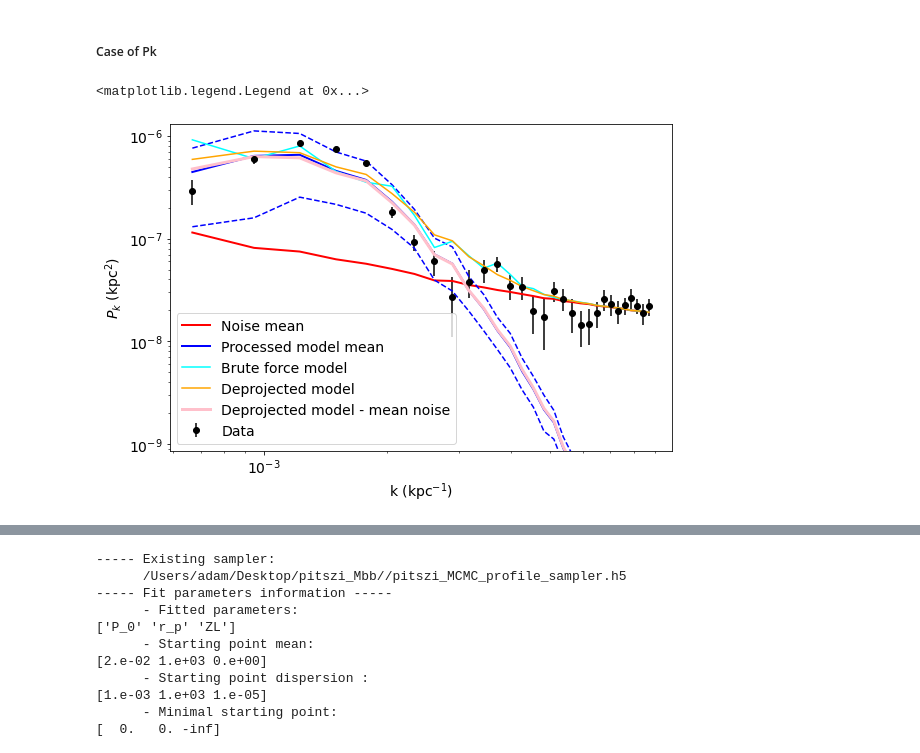
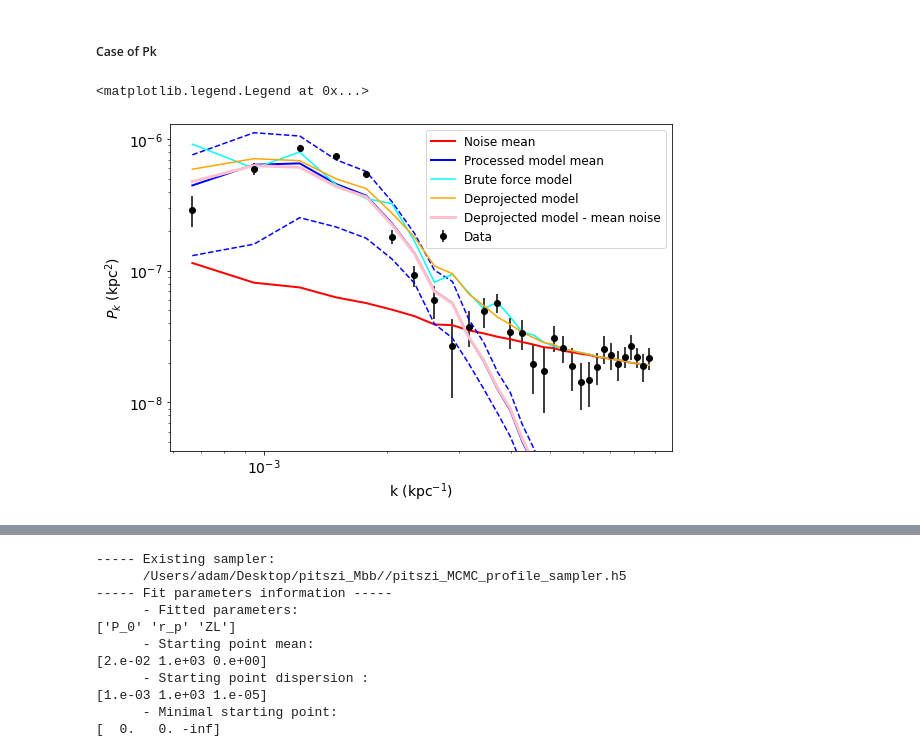
Before and after one commit to remi-adam/pitszi, a Jupyter notebook: notebook/pitszi_dev_forward_fit_pk3d_via_window_function_and_mbb.ipynb, the cells around one changed output, grey strips where cells are left out. Saved outputs shown, nothing was run; the diff lists cells and outputs as text; code cells hidden in the pictures.

```diff
--- a/notebook/pitszi_dev_forward_fit_pk3d_via_window_function_and_mbb.ipynb
+++ b/notebook/pitszi_dev_forward_fit_pk3d_via_window_function_and_mbb.ipynb
@@ -290,22 +290,22 @@ k2d, pk2d_test_moddeproj = inference.get_pk2d_model_proj(physical=phys)
 # %%
 plt.rcParams.update({'font.size': 14})
 fig = plt.figure(0, figsize=(9, 6))
 
 plt.errorbar(k2d.to_value(unit+'-1'), pk2d_data.to_value(unit+'2'),
              np.diag(pk2d_noisecovmat.to_value(unit+'4'))**0.5, marker='o', ls='', color='k', label='Data')
 plt.plot(k2d.to_value(unit+'-1'), pk2d_noise.to_value(unit+'2'), color='red', lw=2, label='Noise mean')
 plt.plot(k2d.to_value(unit+'-1'), pk2d_modref.to_value(unit+'2'), color='blue', lw=2, label='Processed model mean')
 plt.plot(k2d.to_value(unit+'-1'), pk2d_modref.to_value(unit+'2') + np.diag(pk2d_modcovmat.to_value(unit+'4'))**0.5, color='blue', ls='--')
 plt.plot(k2d.to_value(unit+'-1'), pk2d_modref.to_value(unit+'2') - np.diag(pk2d_modcovmat.to_value(unit+'4'))**0.5, color='blue', ls='--')
 plt.plot(k2d.to_value(unit+'-1'), pk2d_test_modbrute.to_value(unit+'2'), color='cyan', label='Brute force model')
 plt.plot(k2d.to_value(unit+'-1'), pk2d_test_moddeproj.to_value(unit+'2'), color='orange', label='Deprojected model')
 plt.plot(k2d.to_value(unit+'-1'), (pk2d_test_moddeproj-pk2d_noise).to_value(unit+'2'), color='pink', lw=3, label='Deprojected model - mean noise')
 plt.xscale('log')
 plt.yscale('log')
-plt.ylim(np.amax(pk2d_data.to_value(unit+'2'))*1e-3, np.amax(pk2d_data.to_value(unit+'2'))*1.5)
+plt.ylim(np.amax(pk2d_data.to_value(unit+'2'))*5e-3, np.amax(pk2d_data.to_value(unit+'2'))*1.5)
 plt.xlabel('k ('+unit+'$^{-1}$)')
 plt.ylabel(r'$P_k$ ('+unit+'$^{2}$)')
-plt.legend()
+plt.legend(fontsize=12)
 # %% [output]
 <matplotlib.legend.Legend at 0x...>
-[figure, old version]
+[figure, new version]
```
Also changed, not shown: parts of 6 cells of this notebook, 1 other file.
